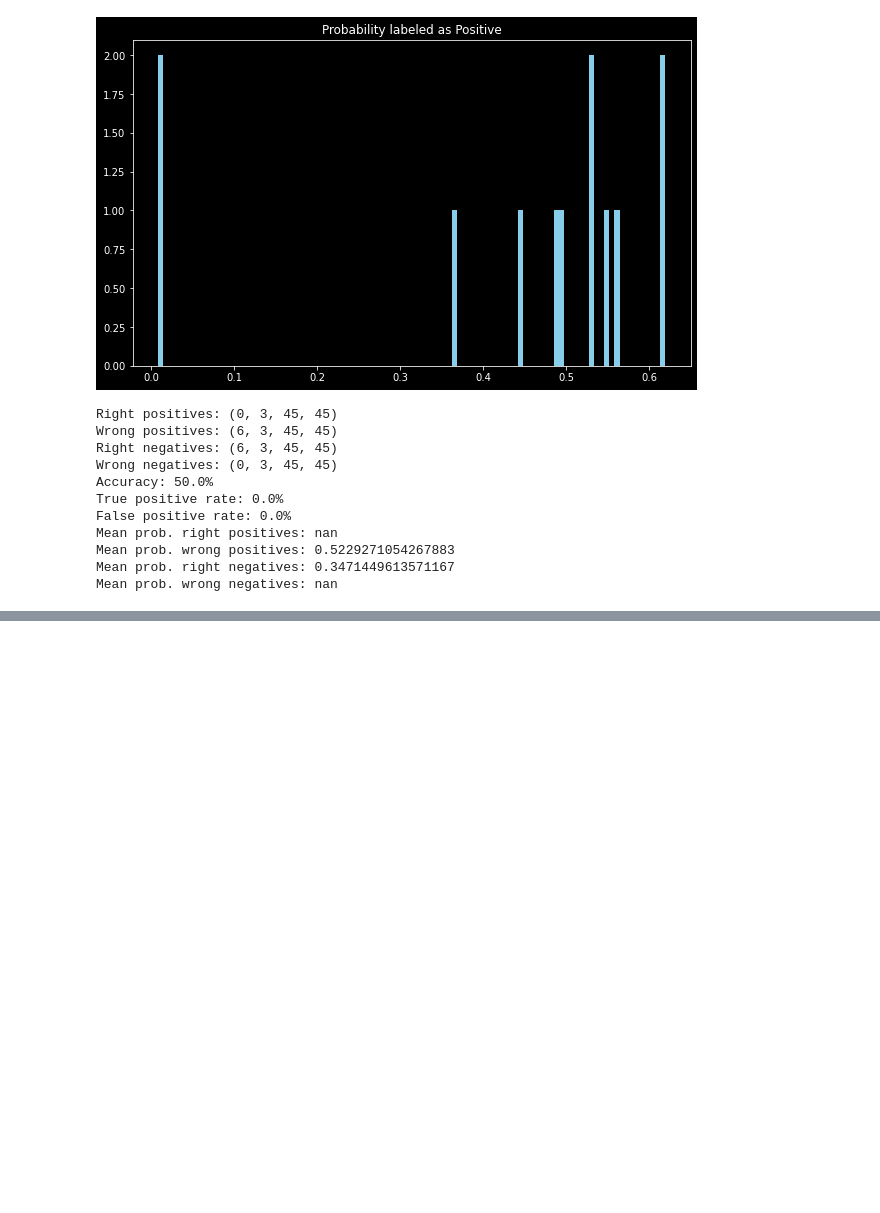
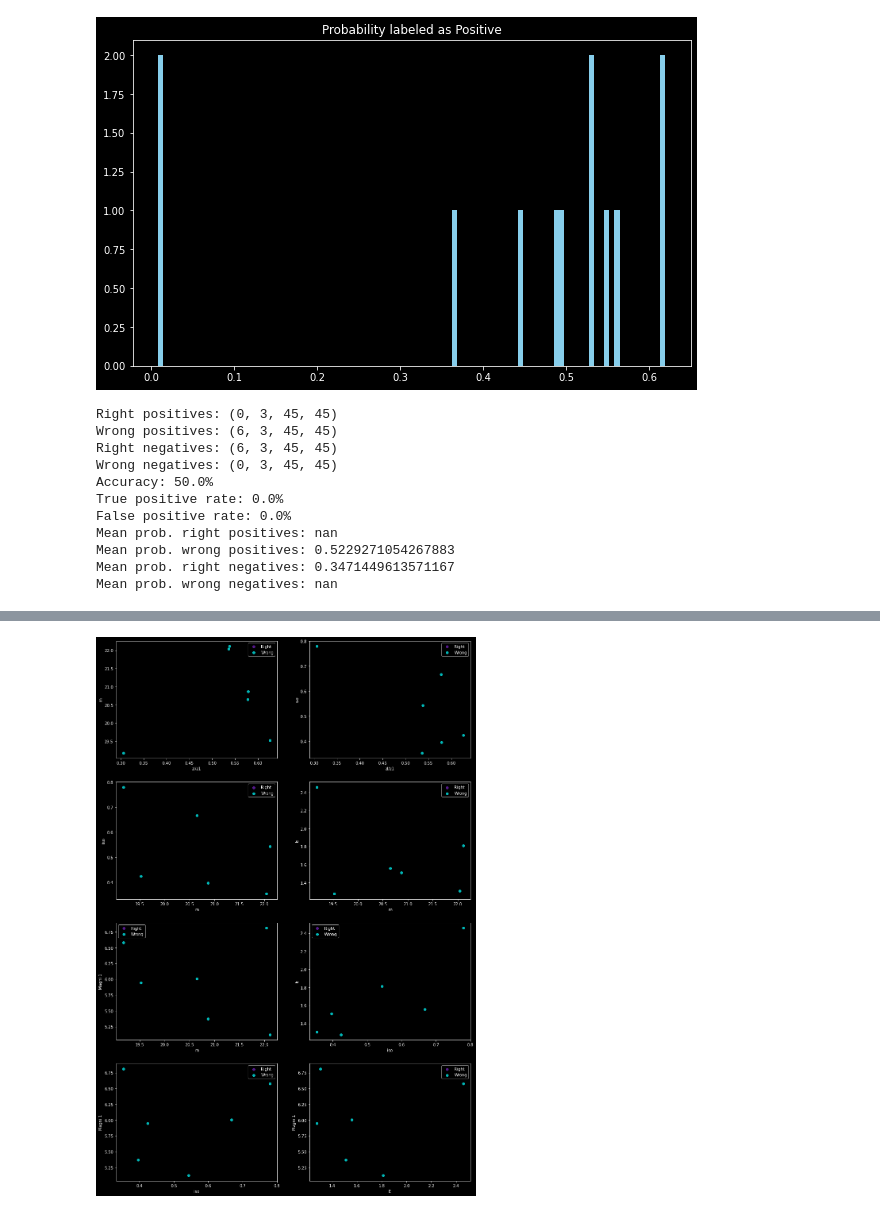
Before and after one commit to JimenaGonzalez/Searching-double-lenses, a Jupyter notebook: vit_cnn/vit_cnn.ipynb, the cells around one changed output, grey strips where cells are left out. Drawn from its saved outputs; the diff is of its cells as text; code cells hidden in the pictures; blank space fills up the shorter version.

```diff
--- a/vit_cnn/vit_cnn.ipynb
+++ b/vit_cnn/vit_cnn.ipynb
@@ -610,0 +690,4 @@ def search_tile(search_loader, prob_lim):
+# %%
+make_plots_correlation()
+# %% [output]
+[figure, added]
```
Also changed, not shown: parts of 22 cells of this notebook, 3 other files.
